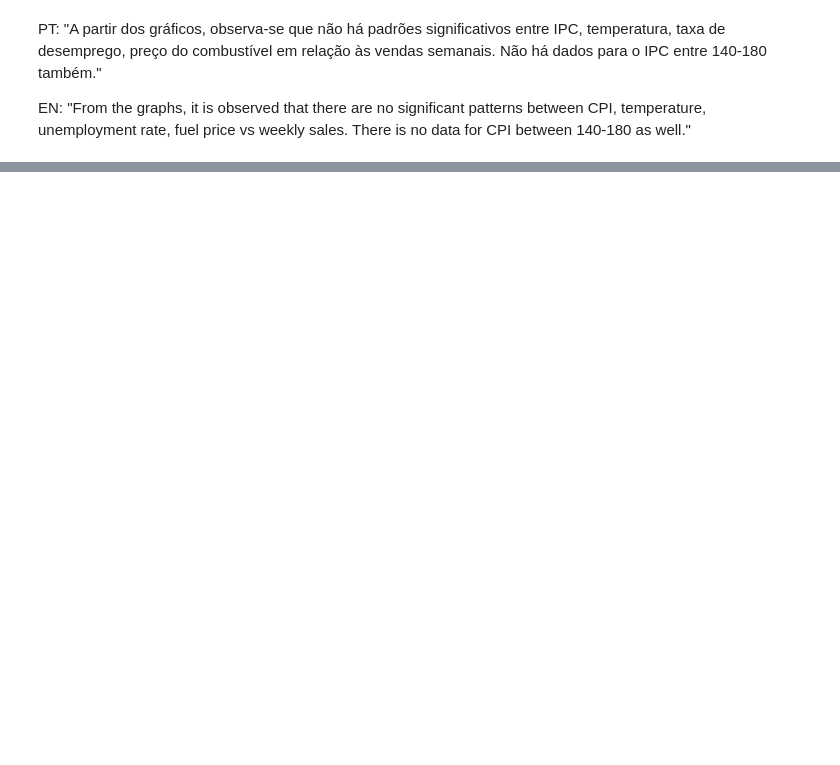
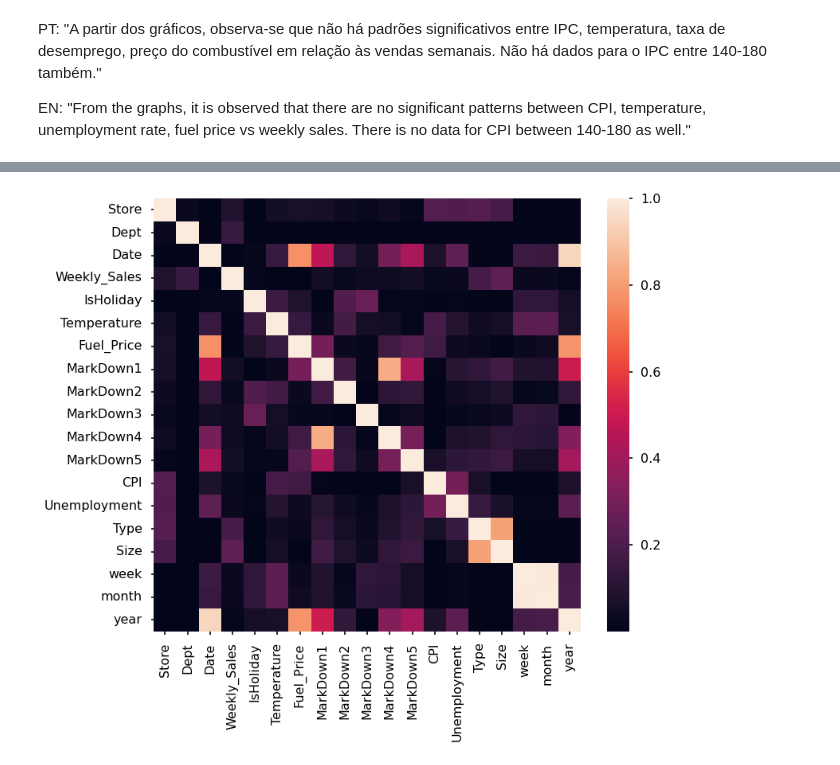
Before and after one commit to danielfernandesp/Analysis-and-Insights-1-for-Data-Science---Walmart-Sales-Forecast, a Jupyter notebook: Previsão de Vendas do Walmart.ipynb, the cells around one changed output, grey strips where cells are left out. Cells and saved outputs as stored; diff of their text form; code cells hidden in the pictures; blank space fills up the shorter version.

```diff
--- a/Previsão de Vendas do Walmart.ipynb
+++ b/Previsão de Vendas do Walmart.ipynb
@@ -706,0 +749,6 @@ EN: "From the graphs, it is observed that there are no significant patterns betw
+# %%
+df_encoded['Christmas'] = df_encoded['Christmas'].astype(bool).astype(int)
+# %%
+df_encoded['IsHoliday'] = df_encoded['IsHoliday'].astype(bool).astype(int)
+# %%
+df_new = df_encoded.copy()
@@ -706,0 +763,9 @@ EN: "From the graphs, it is observed that there are no significant patterns betw
+# %%
+drop_col = ['Super_Bowl','Labor_Day','Thanksgiving','Christmas']
+df_new.drop(drop_col, axis=1, inplace=True)
+# %%
+plt.figure(figsize = (12,10))
+sns.heatmap(df_new.corr().abs())
+plt.show()
+# %% [output]
+[figure, added]
```
Also changed, not shown: parts of 46 cells of this notebook.
